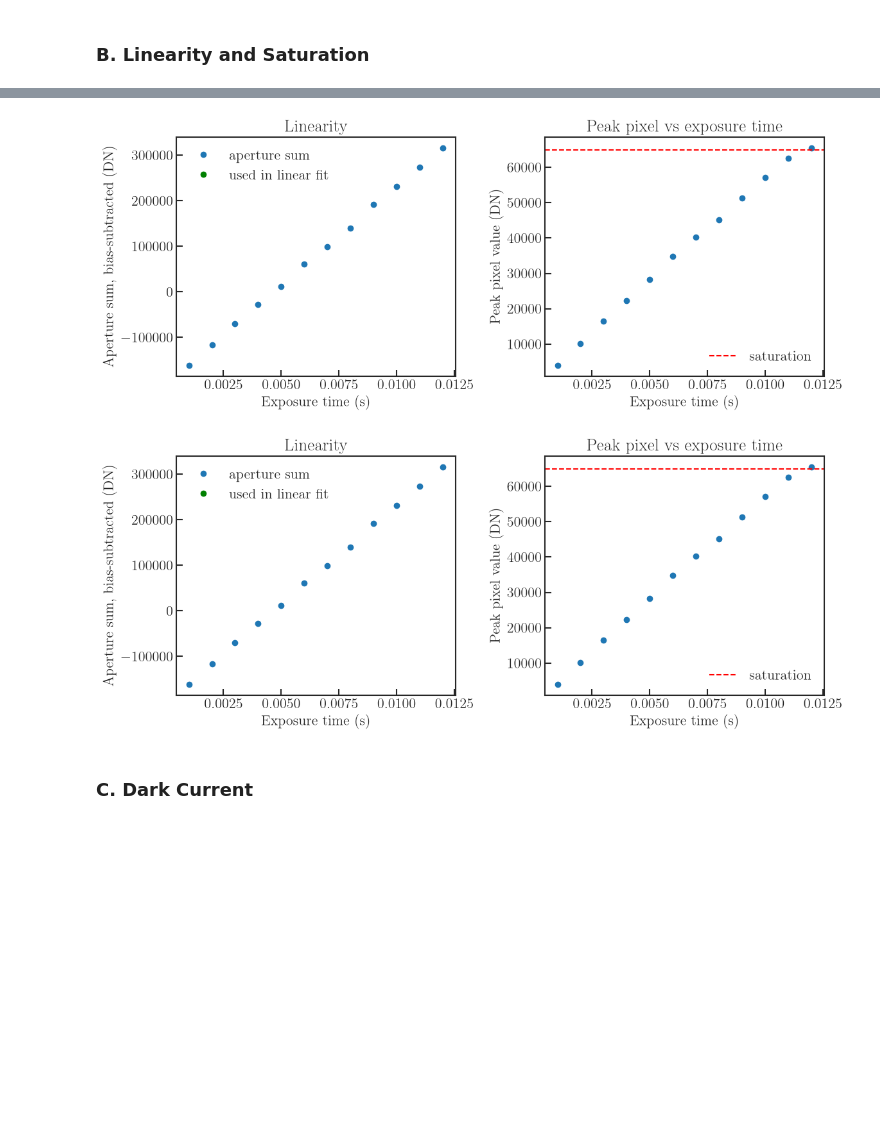
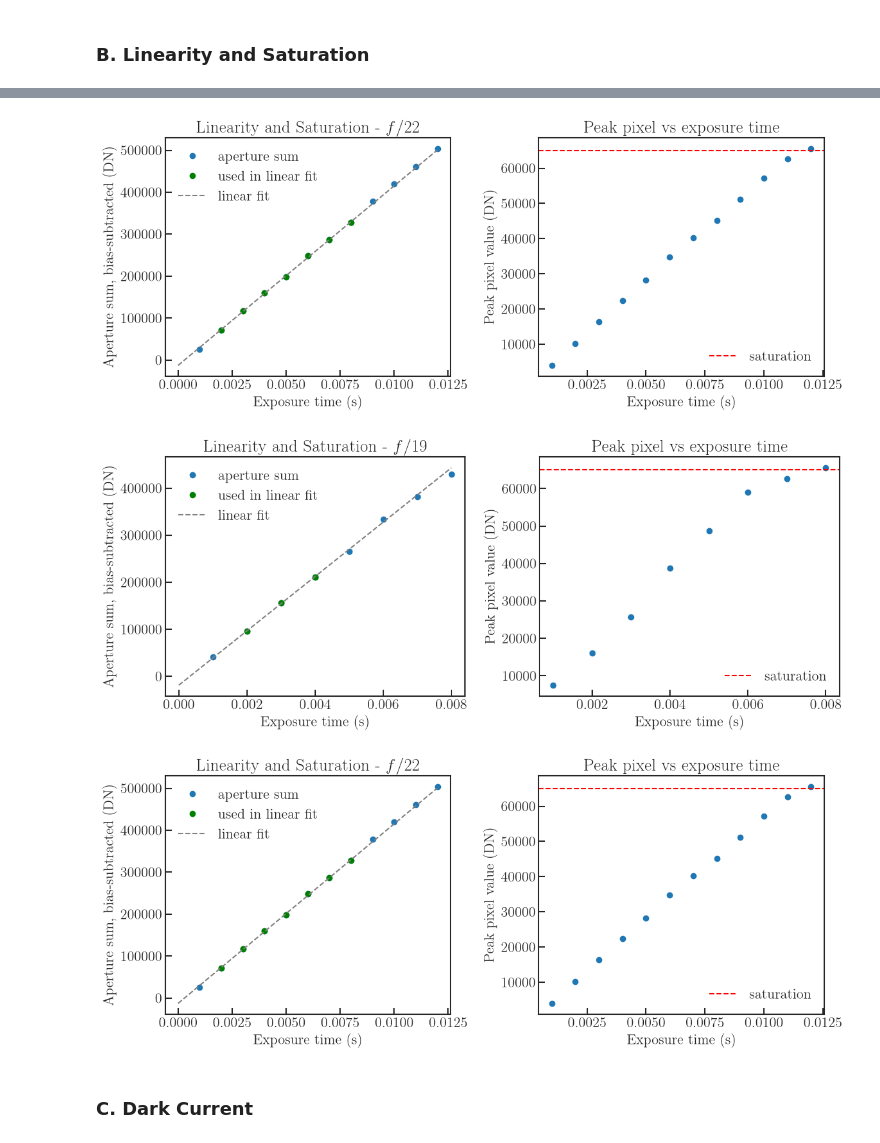
Before and after one commit to marquicesanchezfleming/ASTRO-4410-FA26-mts246, a Jupyter notebook: Lab 1 - CCD Characterization/CCD_Lab.ipynb, the cells around one changed output, grey strips where cells are left out. Cells and saved outputs as stored; diff of their text form; code cells hidden in the pictures; blank space fills up the shorter version.

```diff
--- a/Lab 1 - CCD Characterization/CCD_Lab.ipynb
+++ b/Lab 1 - CCD Characterization/CCD_Lab.ipynb
@@ -36,7 +36,21 @@ import importlib
 import linearity_and_saturation as ls
 importlib.reload(ls)
 
-results = ls.analyze_linearity("/Users/Djslime07/ASTRO-4410-FA26-mts246/Lab 1 - CCD Characterization/real_data/section_B/f22",
-                                bias_level=592.35)
-ls.plot_linearity(results)
+f19_results = ls.analyze_linearity(
+    "/Users/Djslime07/ASTRO-4410-FA26-mts246/Lab 1 - CCD Characterization/real_data/section_B/f19",
+    short_exptime_cutoff_s=0.0015  # excludes only the 0.001s point
+)
+ls.plot_linearity(f19_results,
+                  save_path="/Users/Djslime07/ASTRO-4410-FA26-mts246/Lab 1 - CCD Characterization/plots/linearity_and_saturation_f19.png",
+                  save_path2="/Users/Djslime07/ASTRO-4410-FA26-mts246/Lab 1 - CCD Characterization/nicer_plots/linearity_and_saturation_f19.pdf",
+                  title=r"Linearity and Saturation - $f/19$")
+
+f22_results = ls.analyze_linearity(
+    "/Users/Djslime07/ASTRO-4410-FA26-mts246/Lab 1 - CCD Characterization/real_data/section_B/f22",
+    short_exptime_cutoff_s=0.0015  # excludes only the 0.001s point
+)
+ls.plot_linearity(f22_results,
+                  save_path="/Users/Djslime07/ASTRO-4410-FA26-mts246/Lab 1 - CCD Characterization/plots/linearity_and_saturation_f22.png",
+                  save_path2="/Users/Djslime07/ASTRO-4410-FA26-mts246/Lab 1 - CCD Characterization/nicer_plots/linearity_and_saturation_f22.pdf",
+                  title=r"Linearity and Saturation - $f/22$")
 # %% [output]
@@ -60,5 +74,6 @@ WARNING: fewer than 2 points in the linear regime -- widen linear_max_frac or ch
-[figure, old version]
+[figure, new version]
-[figure, old version]
+[figure, new version]
+[figure, added]
 # %% [markdown]
 ### C. Dark Current
 # %%
```
Also changed, not shown: parts of 5 cells of this notebook, 5 other files.
